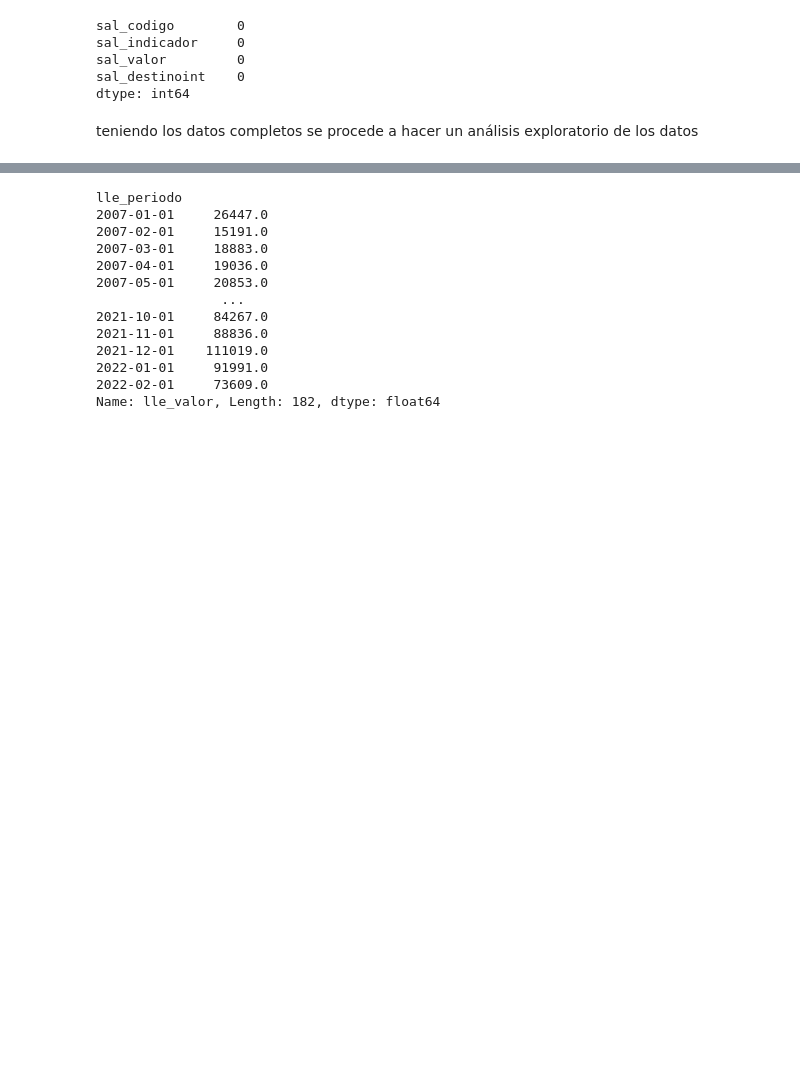
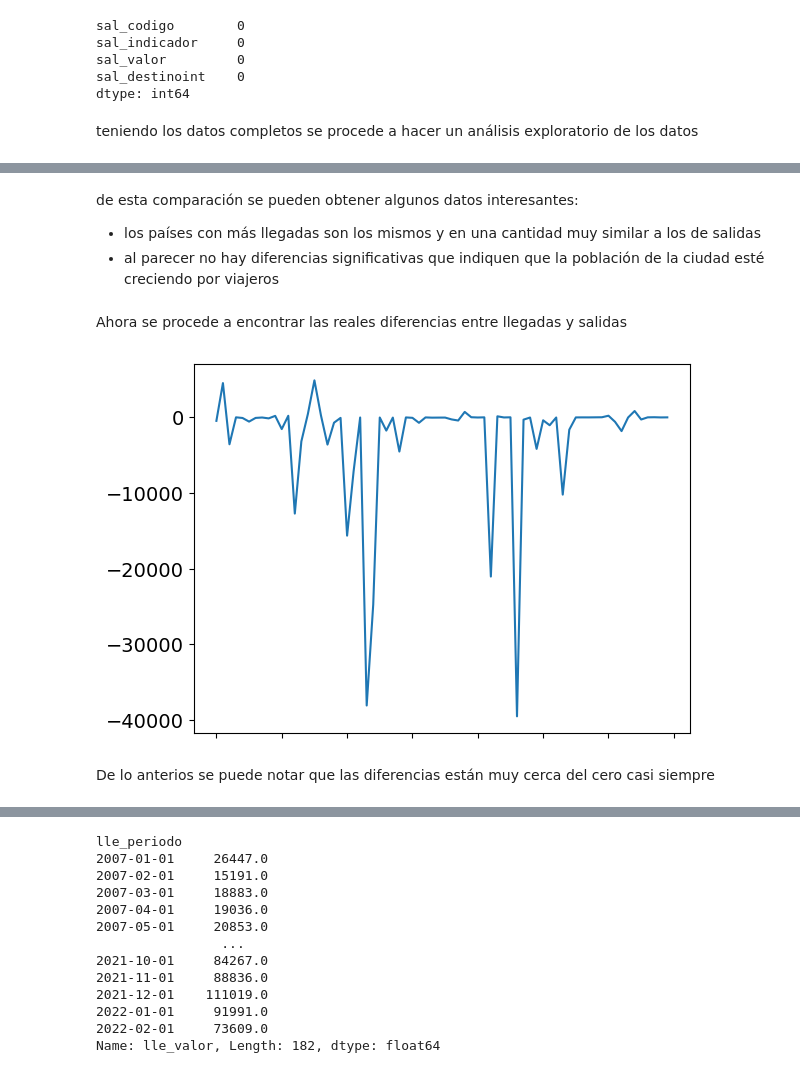
Before and after one commit to LuisLonDev/proyecto-analisis, a Jupyter notebook: proyecto_analisis.ipynb, the cells around one changed output, grey strips where cells are left out. Drawn from its saved outputs; the diff is of its cells as text; code cells hidden in the pictures; blank space fills up the shorter version.

```diff
--- a/proyecto_analisis.ipynb
+++ b/proyecto_analisis.ipynb
@@ -237,0 +257,15 @@ Name: sal_destinoint, Length: 80, dtype: int64
+# %% [markdown]
+de esta comparación se pueden obtener algunos datos interesantes:
+- los países con más llegadas son los mismos y en una cantidad muy similar a los de salidas
+- al parecer no hay diferencias significativas que indiquen que la población de la ciudad esté creciendo por viajeros
+# %% [markdown]
+Ahora se procede a encontrar las reales diferencias entre llegadas y salidas
+# %%
+difference = total_by_country_arr['lle_valor'].sub(total_by_country_deps['sal_valor'], axis = 0)
+difference.dropna().plot()
+plt.tick_params(labelbottom=False)
+plt.show()
+# %% [output]
+[figure, added]
+# %% [markdown]
+De lo anterios se puede notar que las diferencias están muy cerca del cero casi siempre
```
Also changed, not shown: parts of 65 cells of this notebook, 2 other files.
